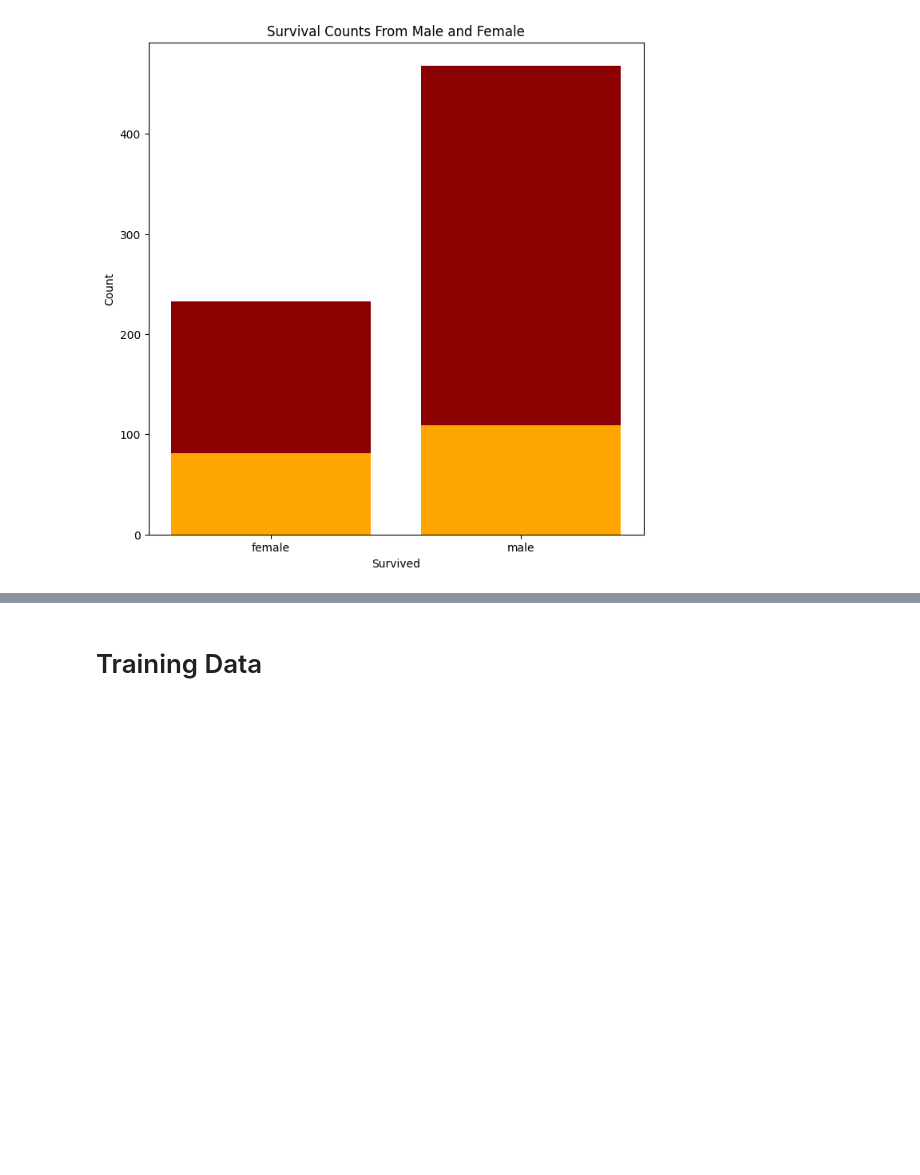
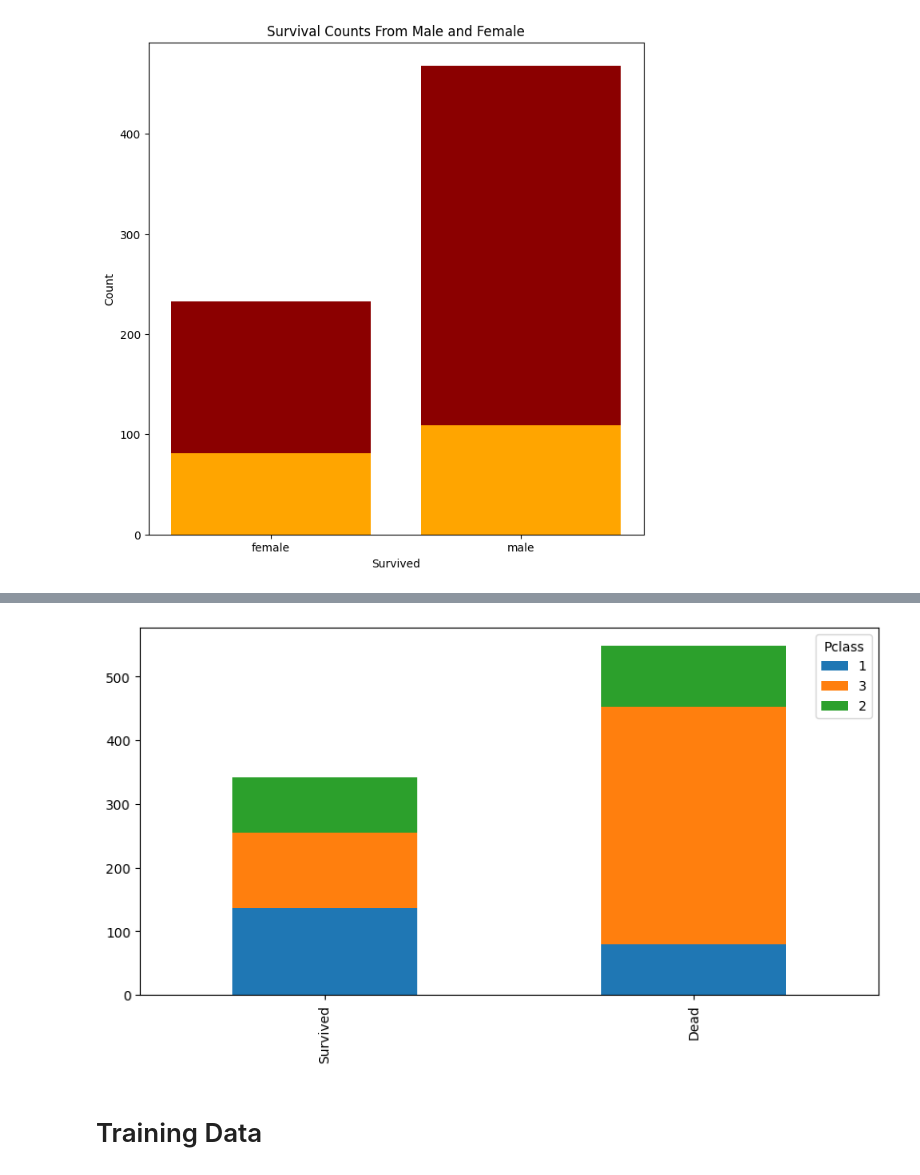
Before and after one commit to aryadzar/AI, a Jupyter notebook: 2217051007_M Arya Dzaky A_B_UTP AI.ipynb, the cells around one changed output, grey strips where cells are left out. Cells and saved outputs as stored; diff of their text form; code cells hidden in the pictures; blank space fills up the shorter version.

```diff
--- a/2217051007_M Arya Dzaky A_B_UTP AI.ipynb
+++ b/2217051007_M Arya Dzaky A_B_UTP AI.ipynb
@@ -183,3 +185,7 @@ plt.show()
+# %%
+bar_chart("Pclass")
+# %% [output]
+[figure, added]
 # %% [markdown]
 # Training Data
 # %%
```
Also changed, not shown: parts of 11 cells of this notebook, 1 other file.
